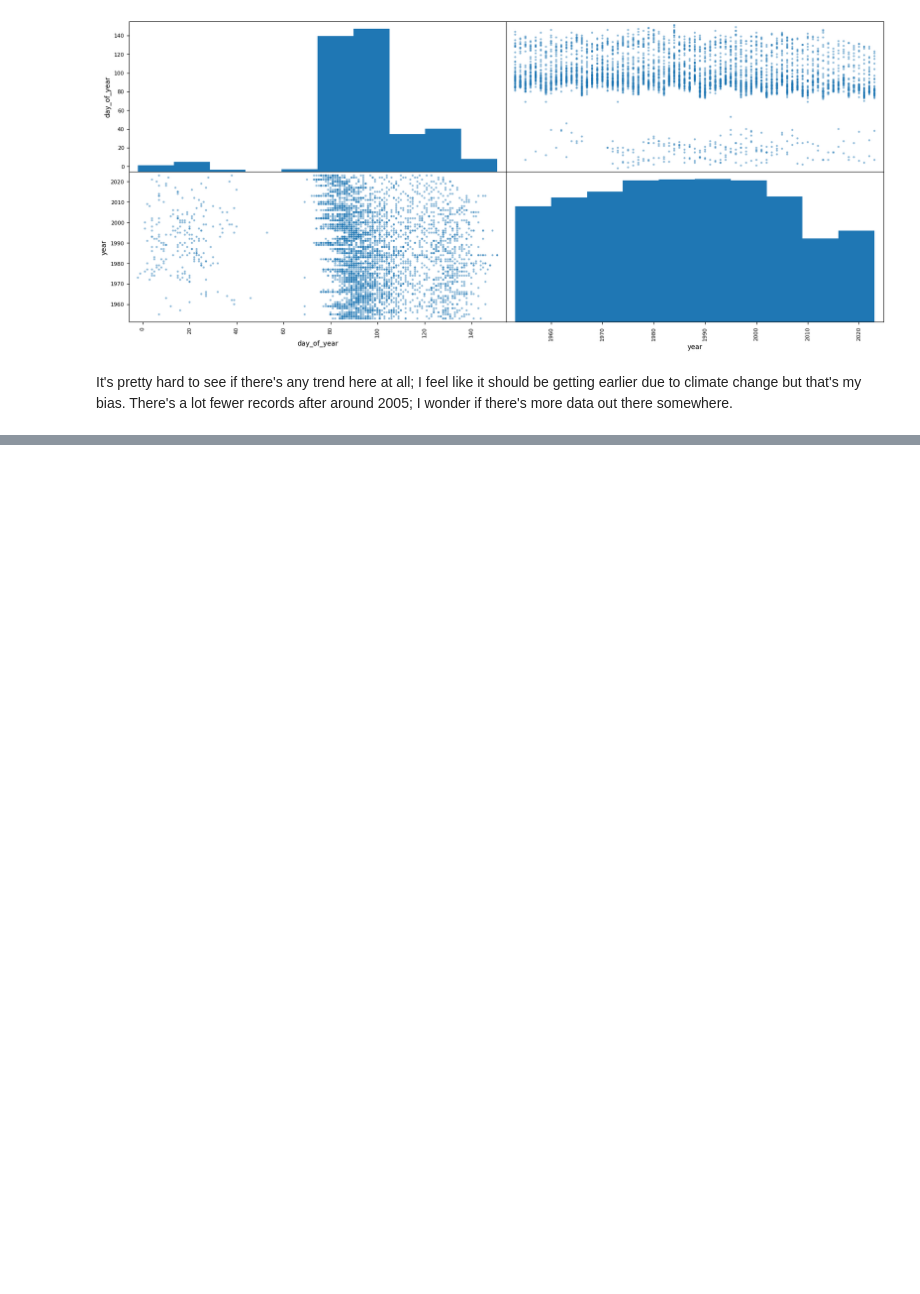
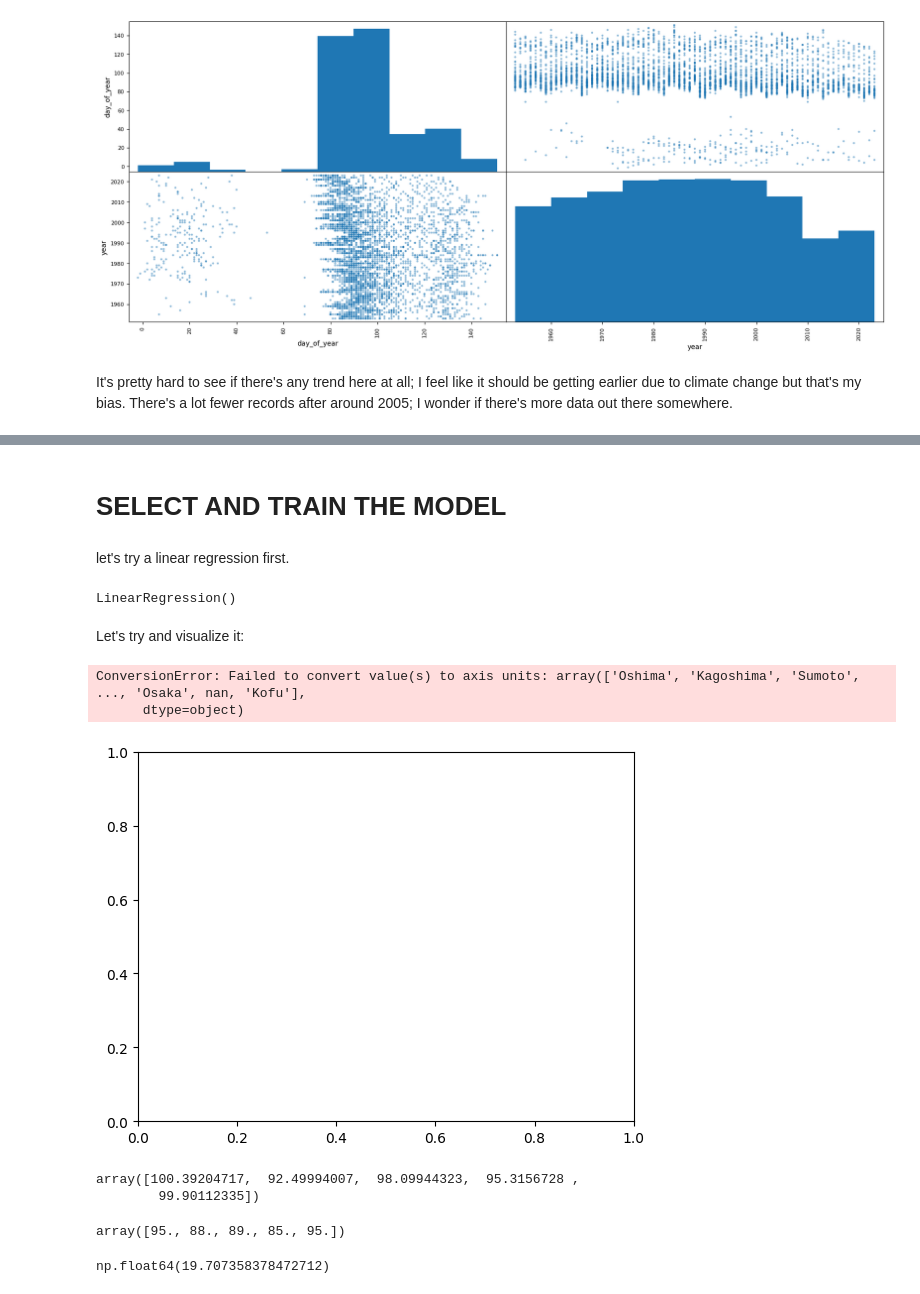
Before and after one commit to katemoser/hanami-ml-project, a Jupyter notebook: hanami.ipynb, the cells around one changed output, grey strips where cells are left out. Drawn from its saved outputs; the diff is of its cells as text; code cells hidden in the pictures; blank space fills up the shorter version.

```diff
--- a/hanami.ipynb
+++ b/hanami.ipynb
@@ -454,0 +496,42 @@ It's pretty hard to see if there's any trend here at all; I feel like it should
+# %% [markdown]
+# SELECT AND TRAIN THE MODEL
+# %% [markdown]
+let's try a linear regression first.
+# %%
+# scaled_hanami_df
+
+lin_reg = LinearRegression()
+lin_reg.fit(scaled_hanami_df.drop(["site","note"], axis=1), sakura_labels)
+# %% [output]
+LinearRegression()
+# %%
+pred = lin_reg.predict(scaled_hanami_df.drop(["site", "note"],axis=1))
+# %% [markdown]
+Let's try and visualize it:
+# %%
+import matplotlib.pyplot as plt
+# plt.scatter(scaled_hanami_df.drop(["site","note"], axis=1), sakura_labels, color='blue', label='Data points')
+
+# Plot the regression line
+plt.plot(scaled_hanami_df.drop(["site","note"], axis=1), pred, color='red', label='Regression line')
+
+# Add labels and title
+plt.xlabel('X')
+plt.ylabel('y')
+plt.title('Linear Regression')
+plt.legend()
+plt.show()
+len(sakura_labels)
+# %% [output]
+ConversionError: Failed to convert value(s) to axis units: array(['Oshima', 'Kagoshima', 'Sumoto', ..., 'Osaka', nan, 'Kofu'],
+      dtype=object)
+[figure, added]
+# %%
+pred[:5]
+# %% [output]
+array([100.39204717,  92.49994007,  98.09944323,  95.3156728 ,
+        99.90112335])
+# %%
+sakura_labels.iloc[:5].values
+# %% [output]
+array([95., 88., 89., 85., 95.])
@@ -454,0 +540,4 @@ It's pretty hard to see if there's any trend here at all; I feel like it should
+# %%
+lin_rmse
+# %% [output]
+np.float64(19.707358378472712)
```
Also changed, not shown: parts of 28 cells of this notebook.
